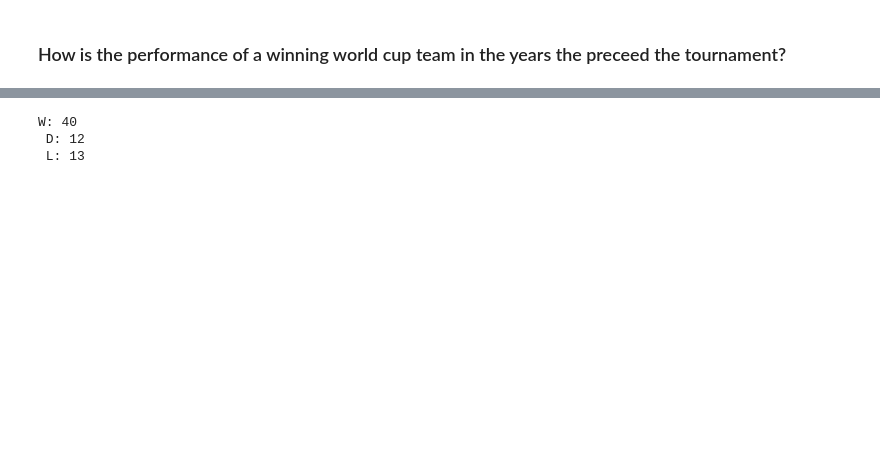
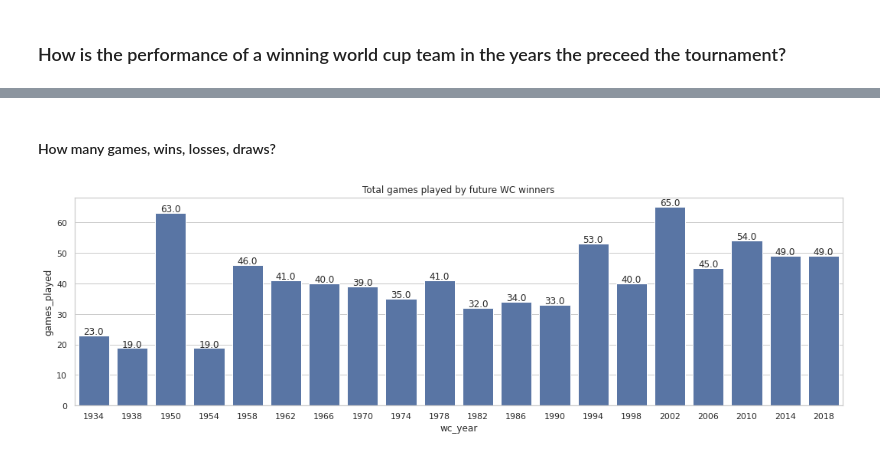
Before and after one commit to samuelca/international-football-results, a Jupyter notebook: exploratory-analysis.ipynb, the cells around one changed output, grey strips where cells are left out. Drawn from its saved outputs; the diff is of its cells as text; code cells hidden in the pictures; blank space fills up the shorter version.

```diff
--- a/exploratory-analysis.ipynb
+++ b/exploratory-analysis.ipynb
@@ -390,4 +370,0 @@ df_wc_start_end
-# %%
-df_wc_cycle = df_results[(df_results['teams_envolved'].apply(lambda x: x.__contains__('Brazil'))) &
-                        (df_results['date'] > df_wc_start_end[df_wc_start_end['year'] == 1998]['date_end'].max()) & # greater than the end of last WC
-                        (df_results['date'] < df_wc_start_end[df_wc_start_end['year'] == 2002]['date_start'].min())]  # smaller than the begging of current wc
@@ -393,0 +380,2 @@ df_wc_cycle = df_results[(df_results['teams_envolved'].apply(lambda x: x.__conta
+# %% [markdown]
+#### How many games, wins, losses, draws?
@@ -394,17 +409,34 @@ df_wc_cycle = df_results[(df_results['teams_envolved'].apply(lambda x: x.__conta
+# %%
+def show_values(axs, orient="v", space=.01):
+    """
+    Function extracted from: https://www.statology.org/seaborn-barplot-show-values/
+    """
+    def _single(ax):
+        if orient == "v":
+            for p in ax.patches:
+                _x = p.get_x() + p.get_width() / 2
+                _y = p.get_y() + p.get_height() + (p.get_height()*0.01)
+                value = '{:.1f}'.format(p.get_height())
+                ax.text(_x, _y, value, ha="center")
+        elif orient == "h":
+            for p in ax.patches:
+                _x = p.get_x() + p.get_width() + float(space)
+                _y = p.get_y() + p.get_height() - (p.get_height()*0.5)
+                value = '{:.1f}'.format(p.get_width())
+                ax.text(_x, _y, value, ha="left")
+
+    if isinstance(axs, np.ndarray):
+        for idx, ax in np.ndenumerate(axs):
+            _single(ax)
+    else:
+        _single(axs)
 # %%
-w = 0
-l = 0
-d = 0
-for t in df_wc_cycle['winning_team']:
-    if (t == 'Brazil'):
-        w+=1
-    elif (t == '-'):
-        d += 1
-    else:
-        l += 1
+plt.figure(figsize=(18,5))
+plt.title("Total games played by future WC winners")
+sns.set_theme(style="whitegrid")
+p = sns.barplot(data = df_wc_history, x= 'wc_year', y='games_played', color = 'b')
 
-print(f"W: {w} \n D: {d} \n L: {l}")
+#show values on barplot
+show_values(p)
 # %% [output]
-W: 40
- D: 12
- L: 13
+[figure, added]
```
Also changed, not shown: parts of 17 cells of this notebook.
